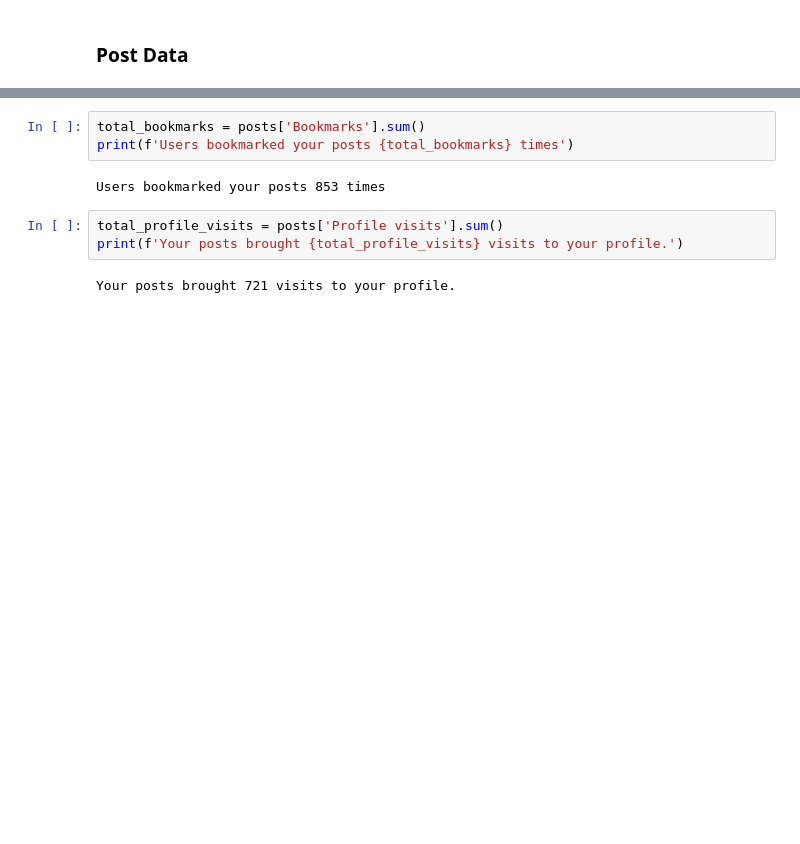
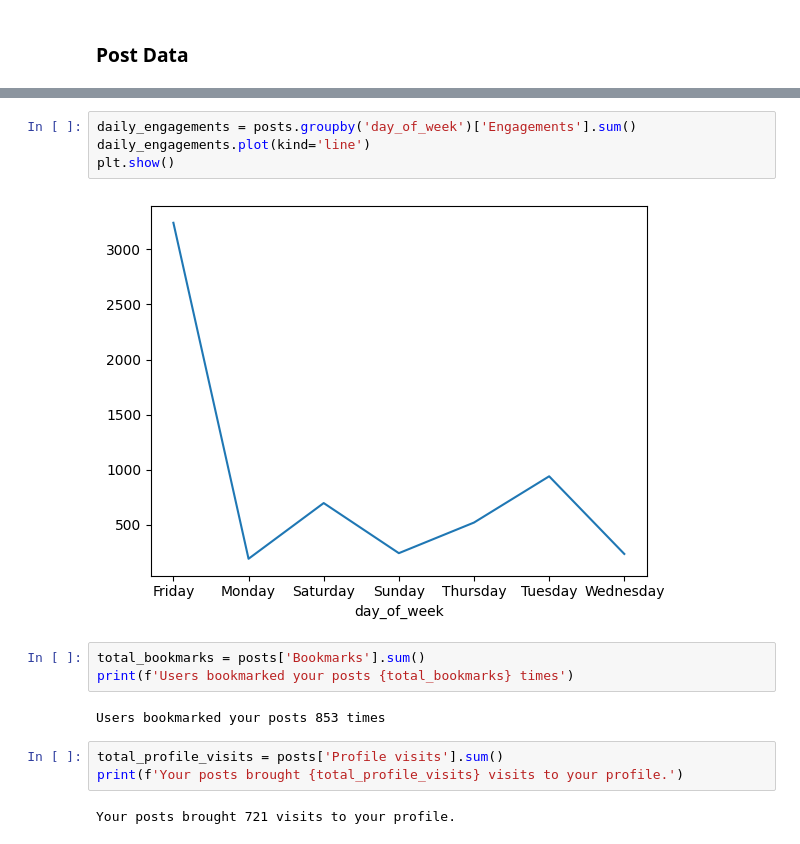
Before and after one commit to bodhichristian/python-basics, a Jupyter notebook: x_data/X Data.ipynb, the cells around one changed output, grey strips where cells are left out. Saved outputs shown, nothing was run; the diff lists cells and outputs as text; blank space fills up the shorter version.

```diff
--- a/x_data/X Data.ipynb
+++ b/x_data/X Data.ipynb
@@ -83,3 +113,9 @@ print(f'{total_posts} posts over the last 365 days, averaging {daily_average} po
+# %%
+daily_engagements = posts.groupby('day_of_week')['Engagements'].sum()
+daily_engagements.plot(kind='line')
+plt.show()
+# %% [output]
+[figure, added]
 # %%
 total_bookmarks = posts['Bookmarks'].sum()
 print(f'Users bookmarked your posts {total_bookmarks} times')
```
Also changed, not shown: parts of 11 cells of this notebook, 1 other file.
